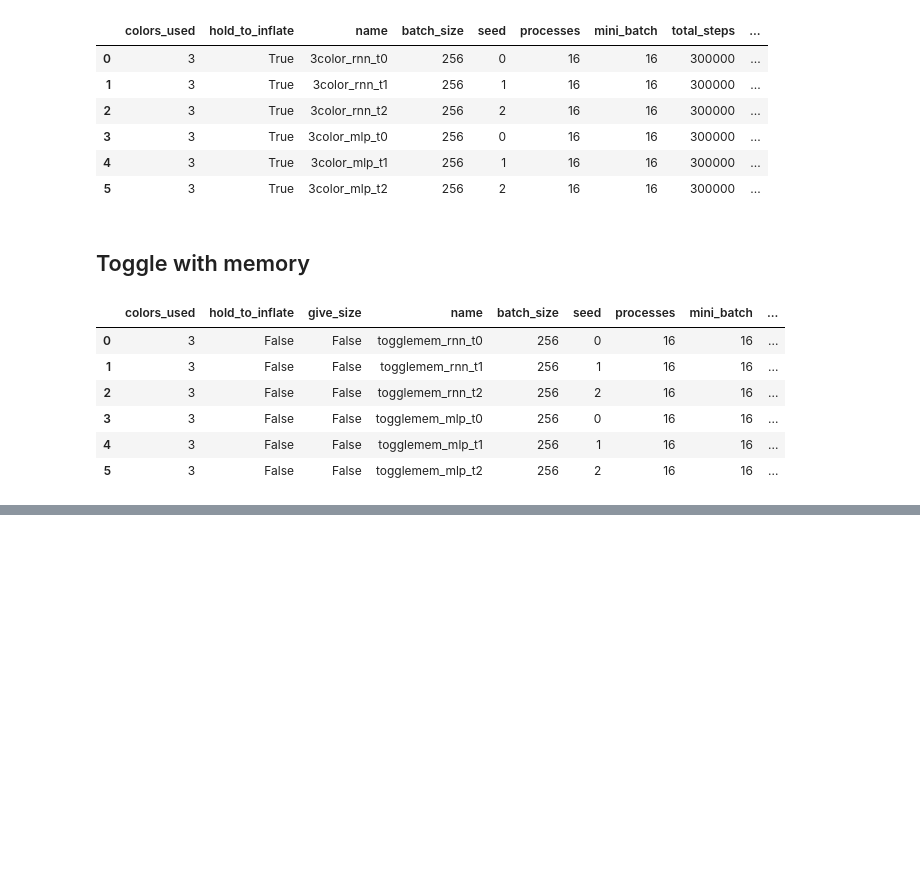
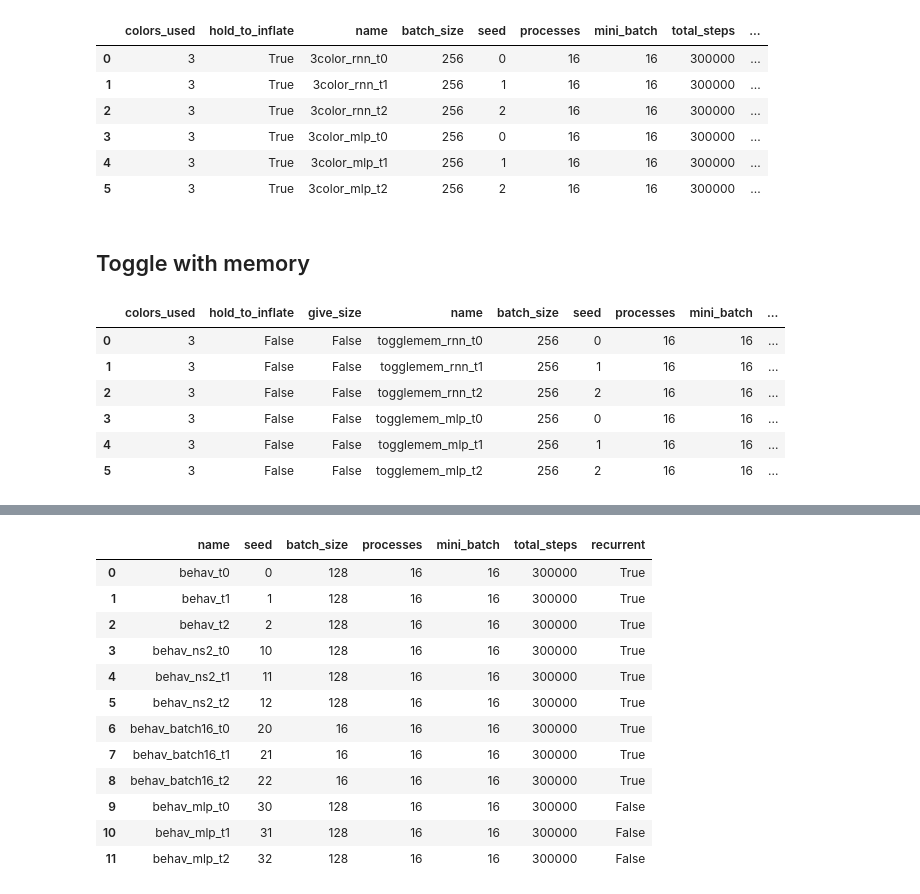
Before and after one commit to liuandrew/bart_ppo, a Jupyter notebook: write_and_test/write_experiments.ipynb, the cells around one changed output, grey strips where cells are left out. Cells and saved outputs as stored; diff of their text form; code cells hidden in the pictures; blank space fills up the shorter version.

```diff
--- a/write_and_test/write_experiments.ipynb
+++ b/write_and_test/write_experiments.ipynb
@@ -610,14 +616,14 @@ for i, network_size in enumerate(network_sizes):
             'checkpoint_interval': 10,
             'save_dir': 'rnn',
 
-            'recurrent': True,
             'subproc_vec': True,
             'seed': seed,
             'no_cuda': True,
             'env_kwargs': env_kwargs,
 
             'nn_base': 'FlexBaseAux',
-            'nn_base_kwargs': {'hidden_size': network_size},
+            'nn_base_kwargs': {'hidden_size': network_size,
+                               'recurrent': True},
         }
 
         row['name'] = config['exp_name']
@@ -699,7 +705,7 @@ for i, network_type in enumerate(network_types):
         row['total_steps'] = config['num_env_steps']
 
         if network_type == 'rnn':
-            config['recurrent'] = True
+            config['nn_base_kwargs']['recurrent'] = True
             row['recurrent'] = True
 
         pickle.dump(config, open('../experiment_configs/' + exp_name, 'wb'))
@@ -762,7 +768,7 @@ for i, network_type in enumerate(network_types):
         row['total_steps'] = config['num_env_steps']
 
         if network_type == 'rnn':
-            config['recurrent'] = True
+            config['nn_base_kwargs']['recurrent'] = True
             row['recurrent'] = True
 
         pickle.dump(config, open('../experiment_configs/' + exp_name, 'wb'))
@@ -828,7 +834,7 @@ for i, network_type in enumerate(network_types):
         row['total_steps'] = config['num_env_steps']
 
         if network_type == 'rnn':
-            config['recurrent'] = True
+            config['nn_base_kwargs']['recurrent'] = True
             row['recurrent'] = True
 
         pickle.dump(config, open('../experiment_configs/' + exp_name, 'wb'))
@@ -844,0 +855,75 @@ pd.DataFrame(rows)
+# %%
+
+colors = 3
+num_trials = 3
+
+variations = [
+    {'key': '', 'config': {}},
+    {'key': 'ns2_', 'config': {'nn_base_kwargs': {'hidden_size': 2,
+                                                  'recurrent': True}}},
+    {'key': 'batch16_', 'config': {'num_steps': 16}},
+    {'key': 'mlp_', 'config': {'nn_base_kwargs': {'hidden_size': 8,
+                                                  'recurrent': False}}}
+]
+
+rows = []
+
+for i, variation in enumerate(variations):
+    for t in range(num_trials):
+        exp_name = f'behav_{variation["key"]}t{t}'
+        env_kwargs = {}
+        row = env_kwargs.copy()
+        seed = i*10+t
+        row['name'] = exp_name
+        row['seed'] = seed
+
+        rows.append(row)
+        config = {
+            'exp_name': exp_name,
+            'save_name': exp_name,
+            'num_env_steps': 300000,
+            'env_name': 'BartEnv-v0',
+            'algo': 'ppo',
+            'num_mini_batch': 16,
+            'num_processes': 16,
+            'num_steps': 128,
+
+            'checkpoint_interval': 10,
+            'save_dir': 'basics',
+
+            'seed': seed,
+            'no_cuda': True,
+            'env_kwargs': env_kwargs,
+
+            'nn_base': 'FlexBaseAux',
+            'nn_base_kwargs': {'hidden_size': 8,
+                               'recurrent': True},
+        }
+
+        for k, v in variation['config'].items():
+            config[k] = v
+
+        row['name'] = config['exp_name']
+        row['batch_size'] = config['num_steps']
+        row['seed'] = config['seed']
+        row['processes'] = config['num_processes']
+        row['mini_batch'] = config['num_mini_batch']
+        row['total_steps'] = config['num_env_steps']
+        row['recurrent'] = config['nn_base_kwargs']['recurrent']
+        pickle.dump(config, open('../experiment_configs/' + exp_name, 'wb'))
+
+pd.DataFrame(rows)
+# %% [output]
+|  | name | seed | batch_size | processes | mini_batch | total_steps | recurrent |
+| 0 | behav_t0 | 0 | 128 | 16 | 16 | 300000 | True |
+| 1 | behav_t1 | 1 | 128 | 16 | 16 | 300000 | True |
+| 2 | behav_t2 | 2 | 128 | 16 | 16 | 300000 | True |
+| 3 | behav_ns2_t0 | 10 | 128 | 16 | 16 | 300000 | True |
+| 4 | behav_ns2_t1 | 11 | 128 | 16 | 16 | 300000 | True |
+| 5 | behav_ns2_t2 | 12 | 128 | 16 | 16 | 300000 | True |
+| 6 | behav_batch16_t0 | 20 | 16 | 16 | 16 | 300000 | True |
+| 7 | behav_batch16_t1 | 21 | 16 | 16 | 16 | 300000 | True |
+| 8 | behav_batch16_t2 | 22 | 16 | 16 | 16 | 300000 | True |
+| 9 | behav_mlp_t0 | 30 | 128 | 16 | 16 | 300000 | False |
+| 10 | behav_mlp_t1 | 31 | 128 | 16 | 16 | 300000 | False |
+| 11 | behav_mlp_t2 | 32 | 128 | 16 | 16 | 300000 | False |
```
Also changed, not shown: parts of 10 cells of this notebook, 2 other files.
